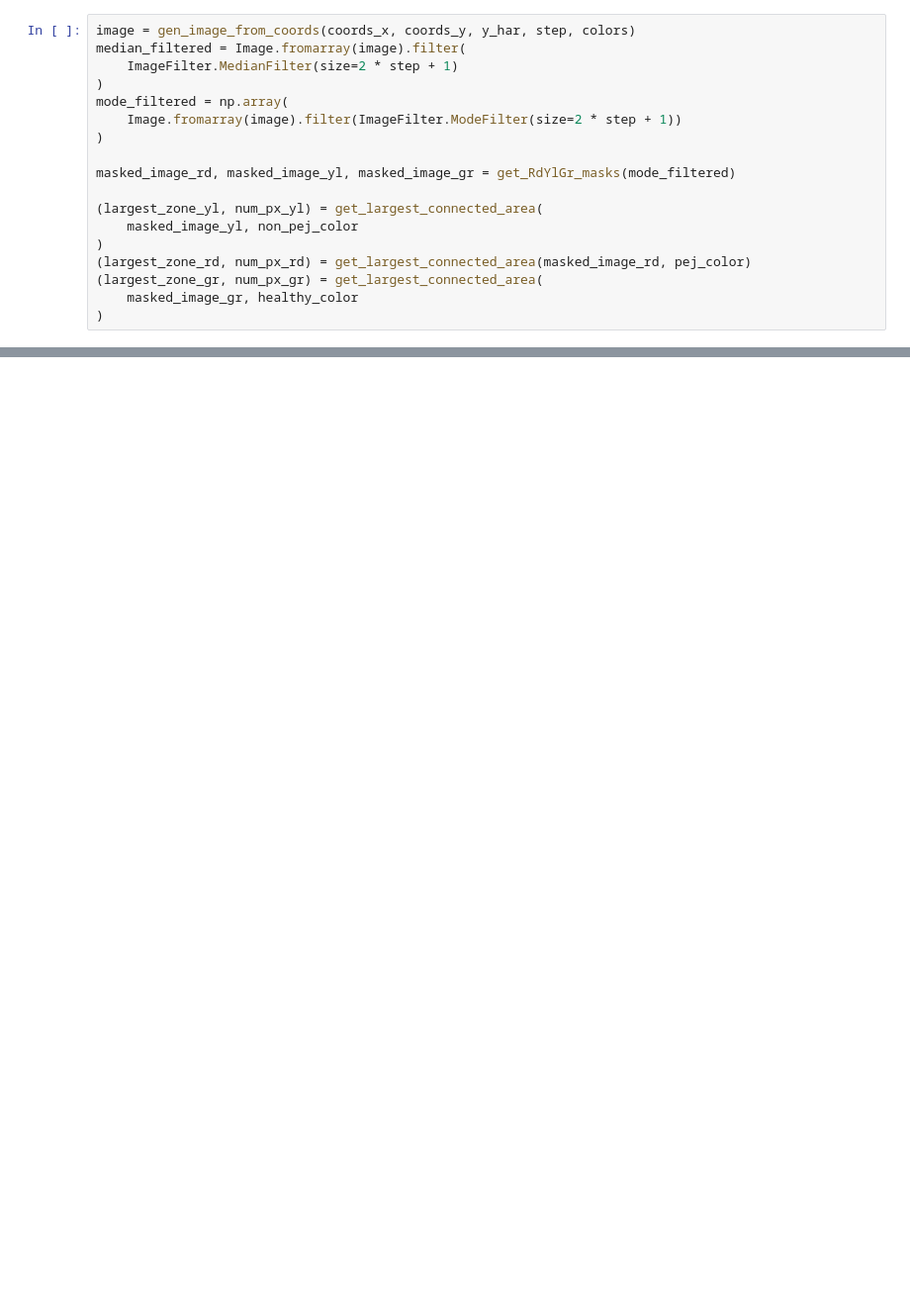
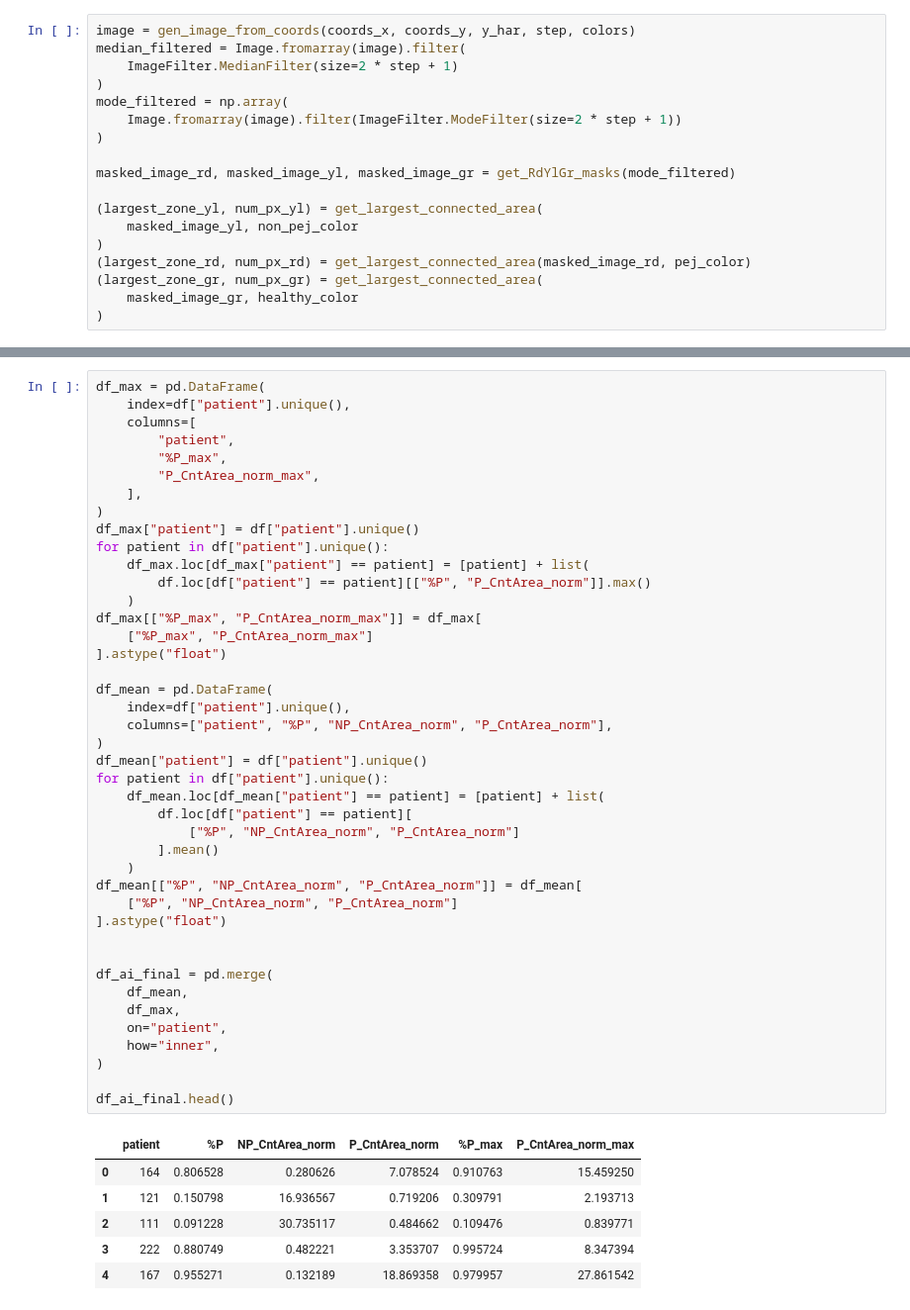
Before and after one commit to aymenSadraoui/ML-Model-Integrating-Computational-Pathology-to-Predict-Early-Recurrence-of-HCC, a Jupyter notebook: notebooks/STEP5_gen_tumor_features.ipynb, the cells around one changed output, grey strips where cells are left out. Shown at 99% size. Cells and saved outputs as stored; diff of their text form; blank space fills up the shorter version.

```diff
--- a/notebooks/STEP5_gen_tumor_features.ipynb
+++ b/notebooks/STEP5_gen_tumor_features.ipynb
@@ -140,0 +330,49 @@ plt.show()
+# %%
+df_max = pd.DataFrame(
+    index=df["patient"].unique(),
+    columns=[
+        "patient",
+        "%P_max",
+        "P_CntArea_norm_max",
+    ],
+)
+df_max["patient"] = df["patient"].unique()
+for patient in df["patient"].unique():
+    df_max.loc[df_max["patient"] == patient] = [patient] + list(
+        df.loc[df["patient"] == patient][["%P", "P_CntArea_norm"]].max()
+    )
+df_max[["%P_max", "P_CntArea_norm_max"]] = df_max[
+    ["%P_max", "P_CntArea_norm_max"]
+].astype("float")
+
+df_mean = pd.DataFrame(
+    index=df["patient"].unique(),
+    columns=["patient", "%P", "NP_CntArea_norm", "P_CntArea_norm"],
+)
+df_mean["patient"] = df["patient"].unique()
+for patient in df["patient"].unique():
+    df_mean.loc[df_mean["patient"] == patient] = [patient] + list(
+        df.loc[df["patient"] == patient][
+            ["%P", "NP_CntArea_norm", "P_CntArea_norm"]
+        ].mean()
+    )
+df_mean[["%P", "NP_CntArea_norm", "P_CntArea_norm"]] = df_mean[
+    ["%P", "NP_CntArea_norm", "P_CntArea_norm"]
+].astype("float")
+
+
+df_ai_final = pd.merge(
+    df_mean,
+    df_max,
+    on="patient",
+    how="inner",
+)
+
+df_ai_final.head()
+# %% [output]
+|  | patient | %P | NP_CntArea_norm | P_CntArea_norm | %P_max | P_CntArea_norm_max |
+| 0 | 164 | 0.806528 | 0.280626 | 7.078524 | 0.910763 | 15.459250 |
+| 1 | 121 | 0.150798 | 16.936567 | 0.719206 | 0.309791 | 2.193713 |
+| 2 | 111 | 0.091228 | 30.735117 | 0.484662 | 0.109476 | 0.839771 |
+| 3 | 222 | 0.880749 | 0.482221 | 3.353707 | 0.995724 | 8.347394 |
+| 4 | 167 | 0.955271 | 0.132189 | 18.869358 | 0.979957 | 27.861542 |
```
Also changed, not shown: parts of 11 cells of this notebook.
